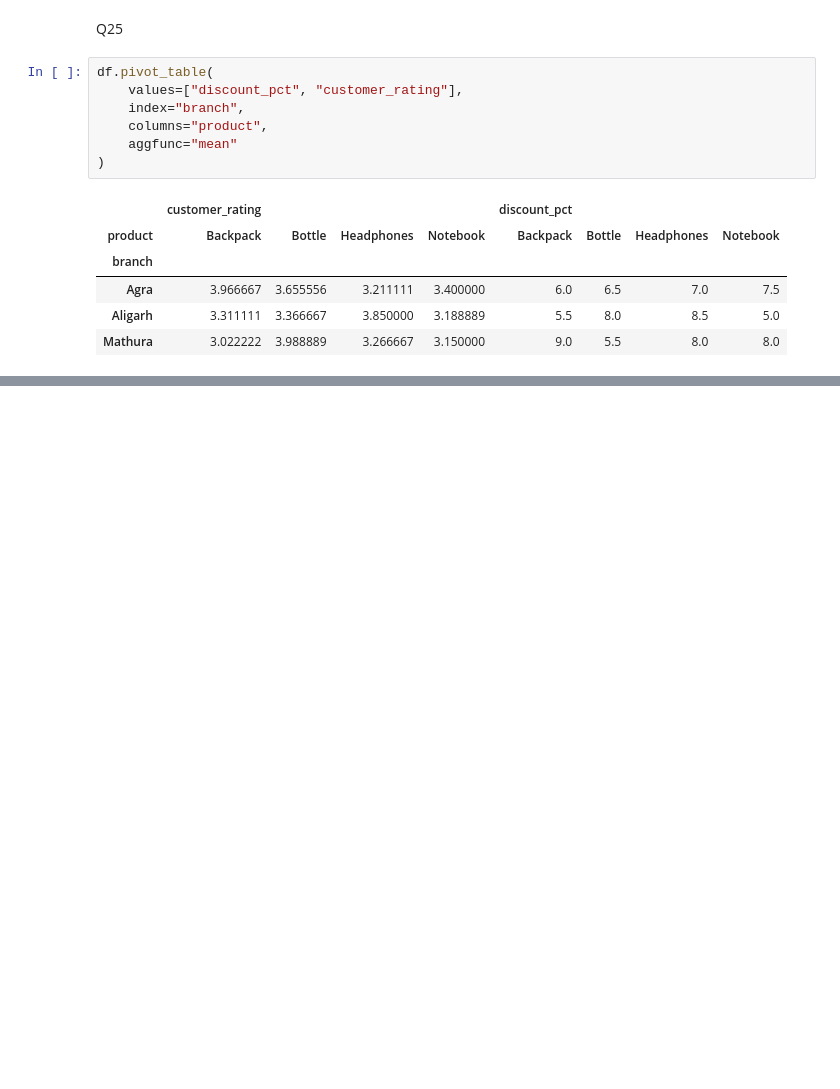
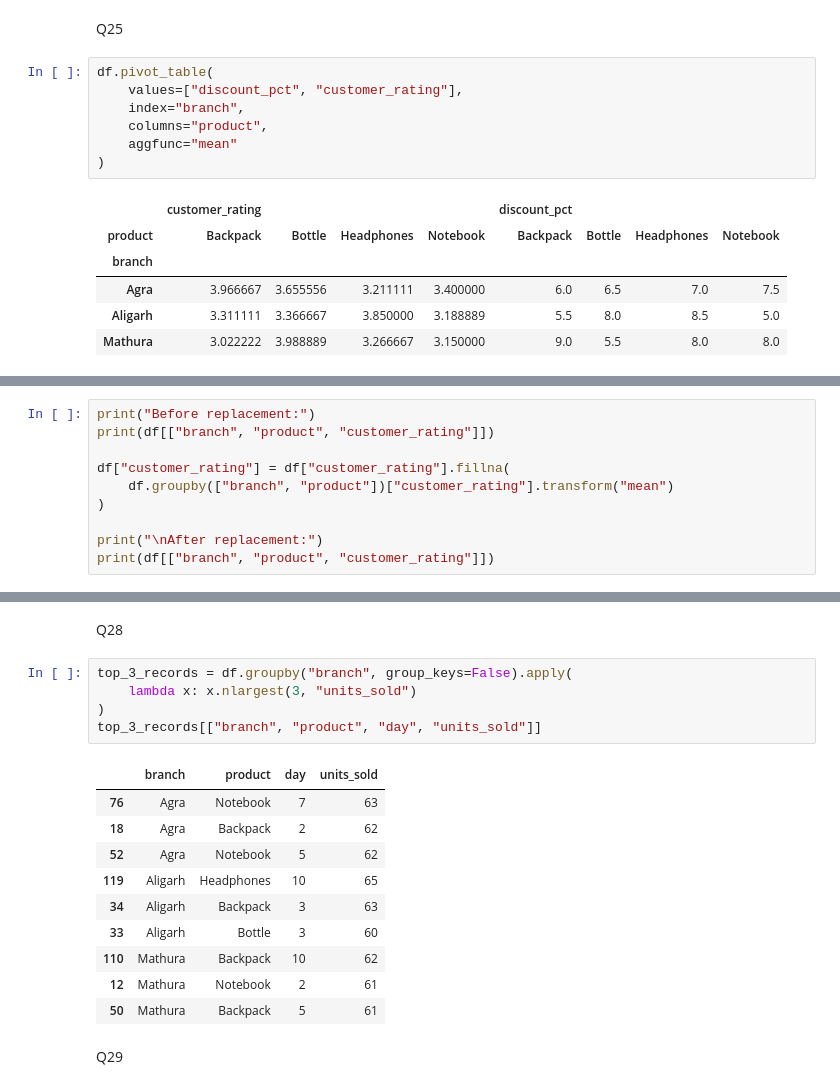
Before and after one commit to samratsingh735594-ctrl/DSV-LAB-2-YEAR, a Jupyter notebook: Dataaggregation.ipynb, the cells around one changed output, grey strips where cells are left out. Cells and saved outputs as stored; diff of their text form; blank space fills up the shorter version.

```diff
--- a/Dataaggregation.ipynb
+++ b/Dataaggregation.ipynb
@@ -401,0 +404,10 @@ df.pivot_table(
+# %%
+print("Before replacement:")
+print(df[["branch", "product", "customer_rating"]])
+
+df["customer_rating"] = df["customer_rating"].fillna(
+    df.groupby(["branch", "product"])["customer_rating"].transform("mean")
+)
+
+print("\nAfter replacement:")
+print(df[["branch", "product", "customer_rating"]])
@@ -401,0 +449,20 @@ df.pivot_table(
+# %% [markdown]
+Q28
+# %%
+top_3_records = df.groupby("branch", group_keys=False).apply(
+    lambda x: x.nlargest(3, "units_sold")
+)
+top_3_records[["branch", "product", "day", "units_sold"]]
+# %% [output]
+|  | branch | product | day | units_sold |
+| 76 | Agra | Notebook | 7 | 63 |
+| 18 | Agra | Backpack | 2 | 62 |
+| 52 | Agra | Notebook | 5 | 62 |
+| 119 | Aligarh | Headphones | 10 | 65 |
+| 34 | Aligarh | Backpack | 3 | 63 |
+| 33 | Aligarh | Bottle | 3 | 60 |
+| 110 | Mathura | Backpack | 10 | 62 |
+| 12 | Mathura | Notebook | 2 | 61 |
+| 50 | Mathura | Backpack | 5 | 61 |
+# %% [markdown]
+Q29
```
Also changed, not shown: parts of 7 cells of this notebook.
